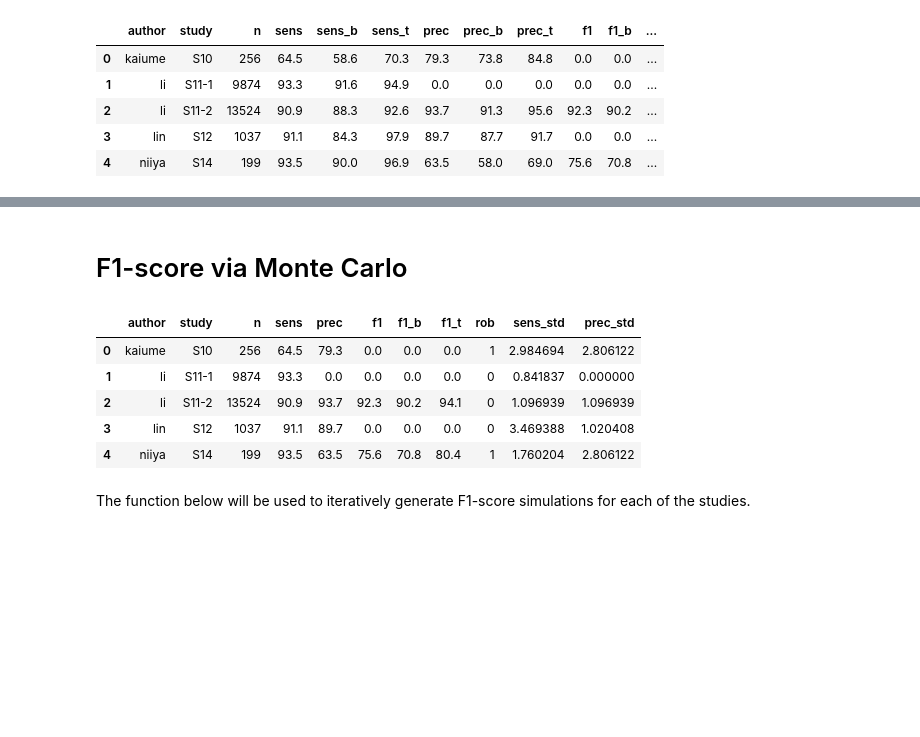
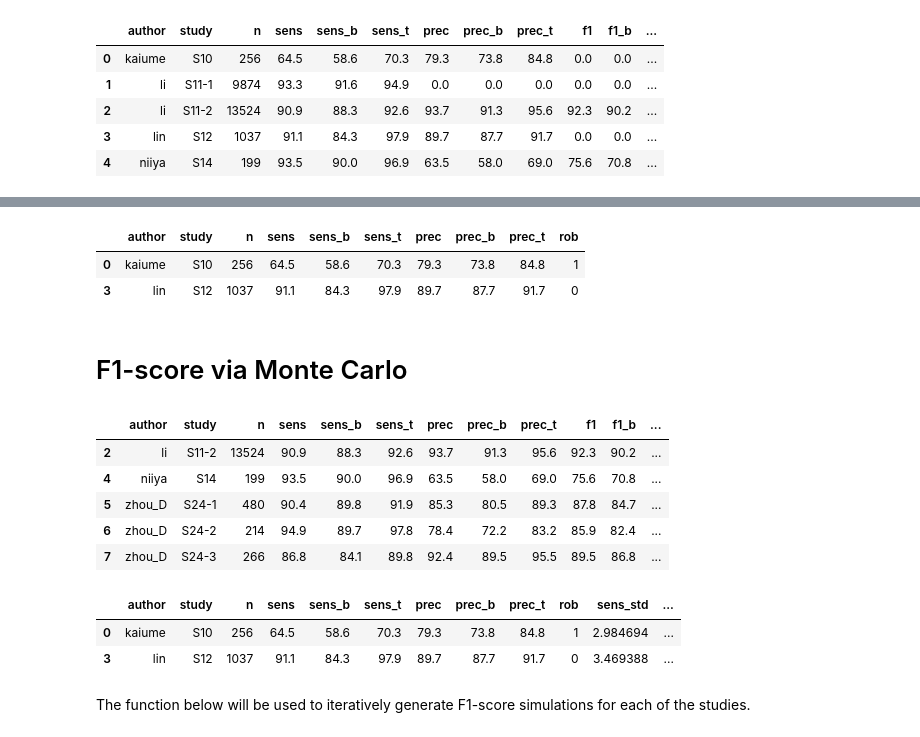
Before and after one commit to manellopez13/dl4rf_meta_analysis, a Jupyter notebook: f1_simulation.ipynb, the cells around one changed output, grey strips where cells are left out. Drawn from its saved outputs; the diff is of its cells as text; code cells hidden in the pictures; blank space fills up the shorter version.

```diff
--- a/f1_simulation.ipynb
+++ b/f1_simulation.ipynb
@@ -8,5 +11,6 @@ import matplotlib.pyplot as plt
 # %%
-df = pd.read_csv("meta_analysis_data.csv")
+df = pd.read_csv("data/meta_analysis_data.csv")
+input_columns = df.columns
 df.head()
 # %% [output]
 |  | author | study | n | sens | sens_b | sens_t | prec | prec_b | prec_t | f1 | f1_b | ... |
@@ -15,3 +19,13 @@ df.head()
 | 2 | li | S11-2 | 13524 | 90.9 | 88.3 | 92.6 | 93.7 | 91.3 | 95.6 | 92.3 | 90.2 | ... |
 | 3 | lin | S12 | 1037 | 91.1 | 84.3 | 97.9 | 89.7 | 87.7 | 91.7 | 0.0 | 0.0 | ... |
 | 4 | niiya | S14 | 199 | 93.5 | 90.0 | 96.9 | 63.5 | 58.0 | 69.0 | 75.6 | 70.8 | ... |
+# %%
+# One study does not provide a value for precision, so we cannot simulate its F1-score.
+df_prec_0 = df[df["prec"] == 0]
+df = df[df["prec"] > 0]
+
+# Split into train and test.
+df_train = df[df["f1"] > 0]
+df_test = df[df["f1"] == 0]
+
+df_train.head()
@@ -18,24 +39,44 @@ df.head()
+# %%
+df_test = df_test.drop(columns=["f1", "f1_b", "f1_t"])
+
+df_test.head()
+# %% [output]
+|  | author | study | n | sens | sens_b | sens_t | prec | prec_b | prec_t | rob |
+| 0 | kaiume | S10 | 256 | 64.5 | 58.6 | 70.3 | 79.3 | 73.8 | 84.8 | 1 |
+| 3 | lin | S12 | 1037 | 91.1 | 84.3 | 97.9 | 89.7 | 87.7 | 91.7 | 0 |
 # %% [markdown]
 # F1-score via Monte Carlo
+# %%
+# The 95% CI are not symmetric, but for simplicity, we just consider them to be.
+# Also, as n > 100 in all cases, we can consider the t distribution to be normal, so we can take the 1.96 for the 95% CI.
+# Top - bottom = 2 * 1.96 * std (it's actually SE = std/sqrt(n), but we want the std of the mean, not the std).
+
+def get_std(df, column):
+    df = df.copy()
+    df[f"{column}_std"] = (df[f"{column}_t"] - df[f"{column}_b"]) / (2 * 1.96)
+    return df
 # %%
-# The 95% CI are not symmetric, but for simplicity, we just consider them to be.
-# Also, as n > 100 in all cases, we can consider the t distribution to be normal, so we can take the 1.96 for the 95% CI.
-# Top - bottom = 2 * 1.96 * std (it's actually SE = std/sqrt(n), but we want the std of the mean, not the std).
-# Hence:
+df_train = get_std(df_train, "sens")
+df_train = get_std(df_train, "prec")
+df_train = get_std(df_train, "f1")
 
-df["sens_std"] = (df["sens_t"] - df["sens_b"]) / (2 * 1.96)
-df["prec_std"] = (df["prec_t"] - df["prec_b"]) / (2 * 1.96)
+df_test = get_std(df_test, "sens")
+df_test = get_std(df_test, "prec")
 
-df = df.drop(columns=["sens_b", "sens_t", "prec_b", "prec_t"])
-
-df.head()
+df_train.head()
 # %% [output]
-|  | author | study | n | sens | prec | f1 | f1_b | f1_t | rob | sens_std | prec_std |
-| 0 | kaiume | S10 | 256 | 64.5 | 79.3 | 0.0 | 0.0 | 0.0 | 1 | 2.984694 | 2.806122 |
-| 1 | li | S11-1 | 9874 | 93.3 | 0.0 | 0.0 | 0.0 | 0.0 | 0 | 0.841837 | 0.000000 |
-| 2 | li | S11-2 | 13524 | 90.9 | 93.7 | 92.3 | 90.2 | 94.1 | 0 | 1.096939 | 1.096939 |
-| 3 | lin | S12 | 1037 | 91.1 | 89.7 | 0.0 | 0.0 | 0.0 | 0 | 3.469388 | 1.020408 |
-| 4 | niiya | S14 | 199 | 93.5 | 63.5 | 75.6 | 70.8 | 80.4 | 1 | 1.760204 | 2.806122 |
+|  | author | study | n | sens | sens_b | sens_t | prec | prec_b | prec_t | f1 | f1_b | ... |
+| 2 | li | S11-2 | 13524 | 90.9 | 88.3 | 92.6 | 93.7 | 91.3 | 95.6 | 92.3 | 90.2 | ... |
+| 4 | niiya | S14 | 199 | 93.5 | 90.0 | 96.9 | 63.5 | 58.0 | 69.0 | 75.6 | 70.8 | ... |
+| 5 | zhou_D | S24-1 | 480 | 90.4 | 89.8 | 91.9 | 85.3 | 80.5 | 89.3 | 87.8 | 84.7 | ... |
+| 6 | zhou_D | S24-2 | 214 | 94.9 | 89.7 | 97.8 | 78.4 | 72.2 | 83.2 | 85.9 | 82.4 | ... |
+| 7 | zhou_D | S24-3 | 266 | 86.8 | 84.1 | 89.8 | 92.4 | 89.5 | 95.5 | 89.5 | 86.8 | ... |
+# %%
+df_test.head()
+# %% [output]
+|  | author | study | n | sens | sens_b | sens_t | prec | prec_b | prec_t | rob | sens_std | ... |
+| 0 | kaiume | S10 | 256 | 64.5 | 58.6 | 70.3 | 79.3 | 73.8 | 84.8 | 1 | 2.984694 | ... |
+| 3 | lin | S12 | 1037 | 91.1 | 84.3 | 97.9 | 89.7 | 87.7 | 91.7 | 0 | 3.469388 | ... |
 # %% [markdown]
 The function below will be used to iteratively generate F1-score simulations for each of the studies.
 # %%
```
Also changed, not shown: parts of 13 cells of this notebook, 5 other files.
